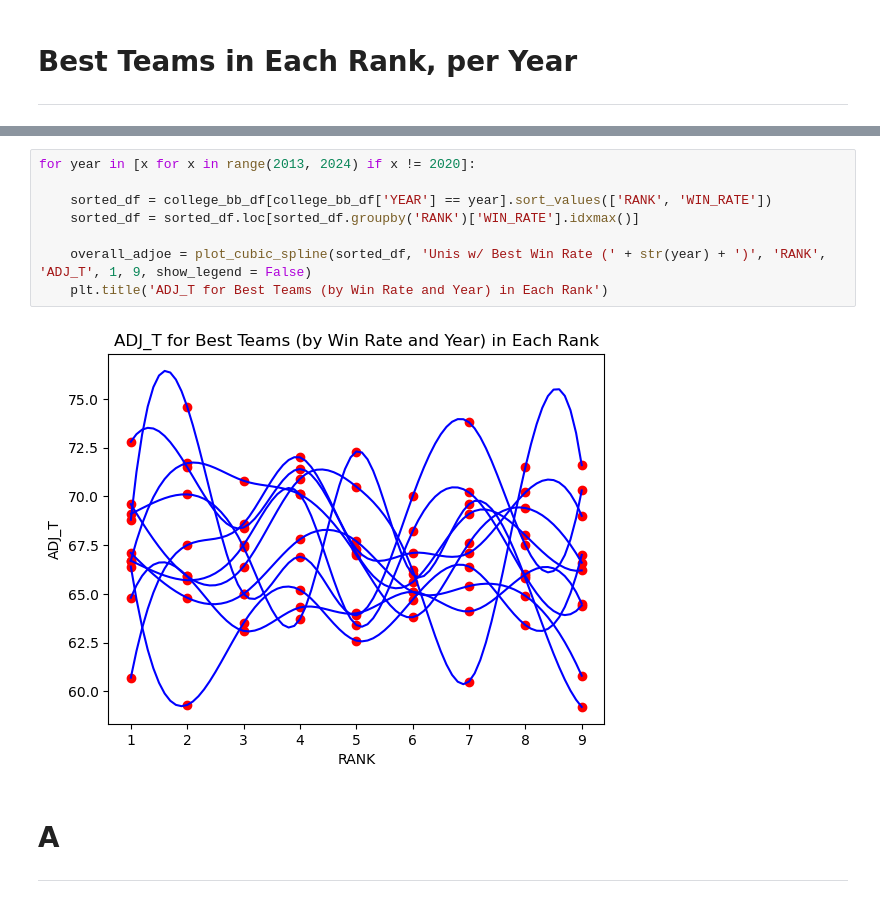
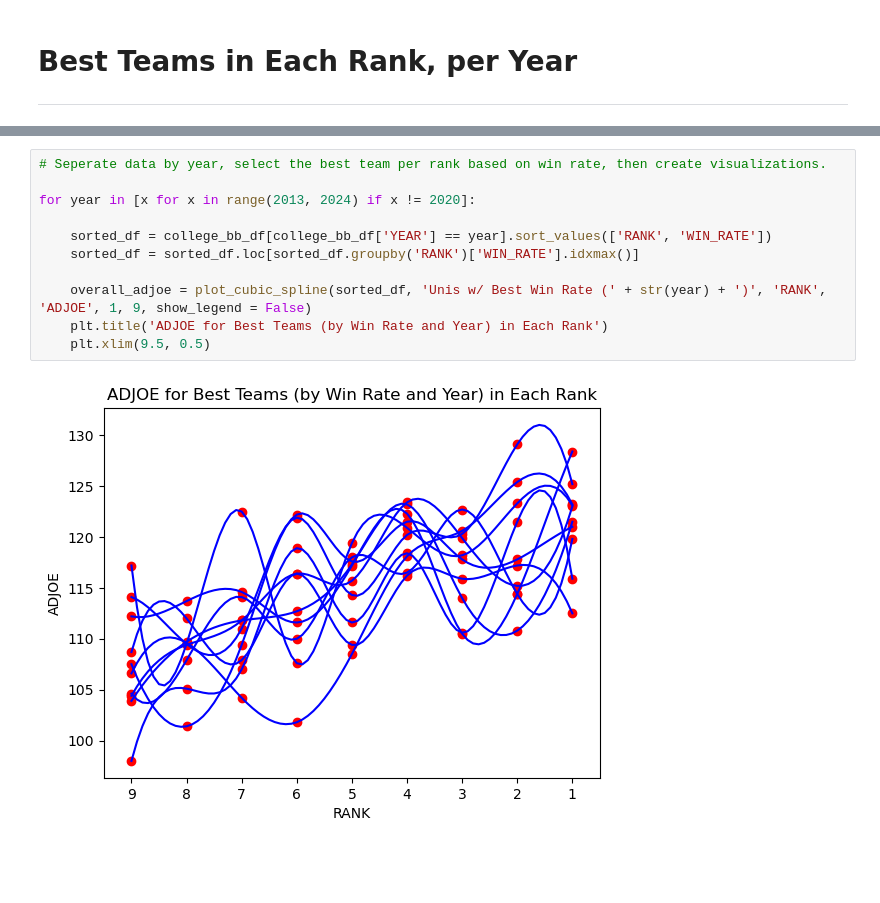
Before and after one commit to Solus5/Numerical-Computation-Final-Project, a Jupyter notebook: NumericalComputationFinalProject.ipynb, the cells around one changed output, grey strips where cells are left out. Drawn from its saved outputs; the diff is of its cells as text; blank space fills up the shorter version.

```diff
--- a/NumericalComputationFinalProject.ipynb
+++ b/NumericalComputationFinalProject.ipynb
@@ -264,13 +112,13 @@ for year in [x for x in range(2013, 2024) if x != 2020]:
-# %%
-for year in [x for x in range(2013, 2024) if x != 2020]:
-
-    sorted_df = college_bb_df[college_bb_df['YEAR'] == year].sort_values(['RANK', 'WIN_RATE'])
-    sorted_df = sorted_df.loc[sorted_df.groupby('RANK')['WIN_RATE'].idxmax()]
-
-    overall_adjoe = plot_cubic_spline(sorted_df, 'Unis w/ Best Win Rate (' + str(year) + ')', 'RANK', 'ADJ_T', 1, 9, show_legend = False)
-    plt.title('ADJ_T for Best Teams (by Win Rate and Year) in Each Rank')
-# %% [output]
-[figure, removed]
-# %% [markdown]
-# A
----
+# %%
+# Seperate data by year, select the best team per rank based on win rate, then create visualizations.
+
+for year in [x for x in range(2013, 2024) if x != 2020]:
+
+    sorted_df = college_bb_df[college_bb_df['YEAR'] == year].sort_values(['RANK', 'WIN_RATE'])
+    sorted_df = sorted_df.loc[sorted_df.groupby('RANK')['WIN_RATE'].idxmax()]
+
+    overall_adjoe = plot_cubic_spline(sorted_df, 'Unis w/ Best Win Rate (' + str(year) + ')', 'RANK', 'ADJOE', 1, 9, show_legend = False)
+    plt.title('ADJOE for Best Teams (by Win Rate and Year) in Each Rank')
+    plt.xlim(9.5, 0.5)
+# %% [output]
+[figure, added]
```
Also changed, not shown: parts of 42 cells of this notebook.
